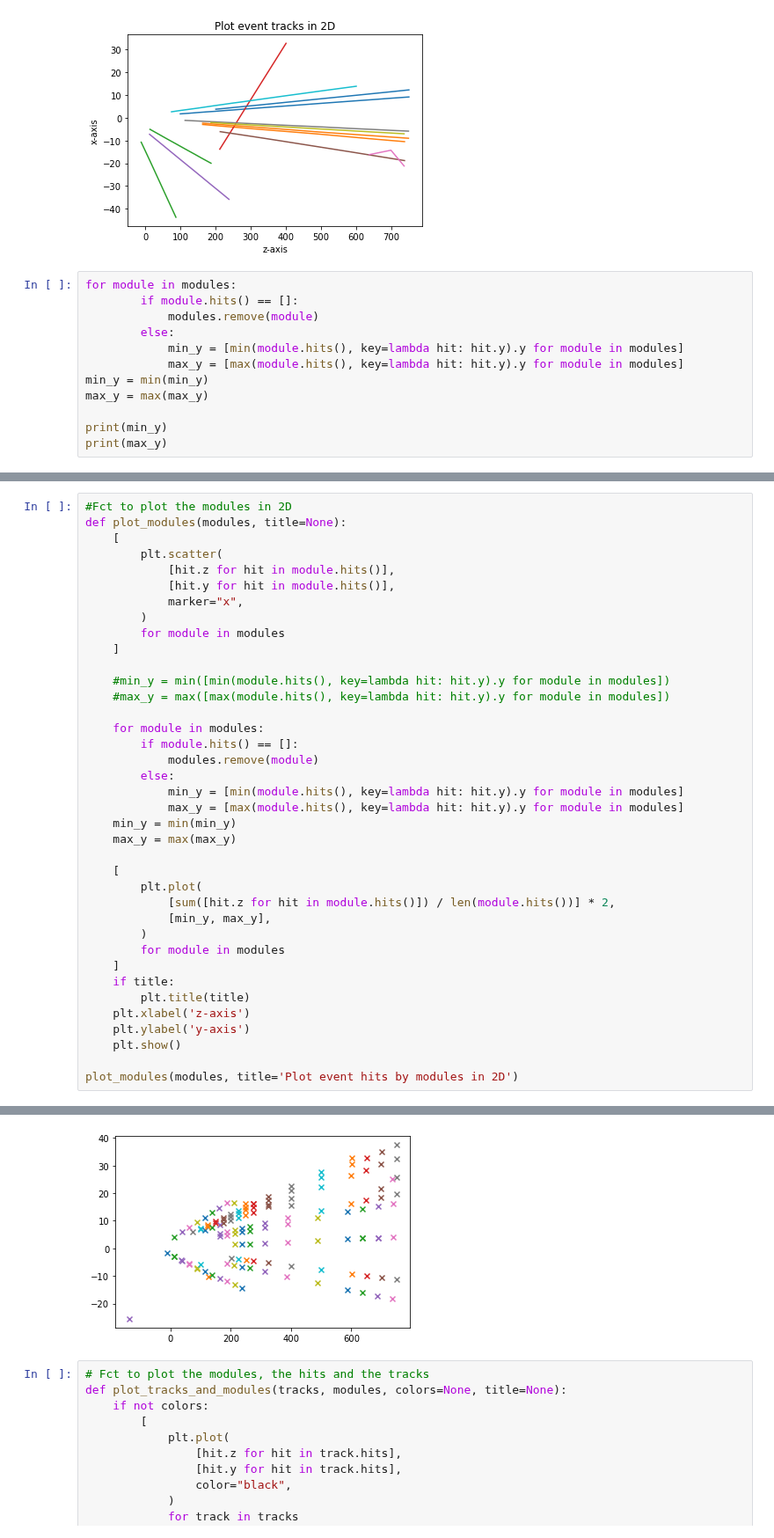
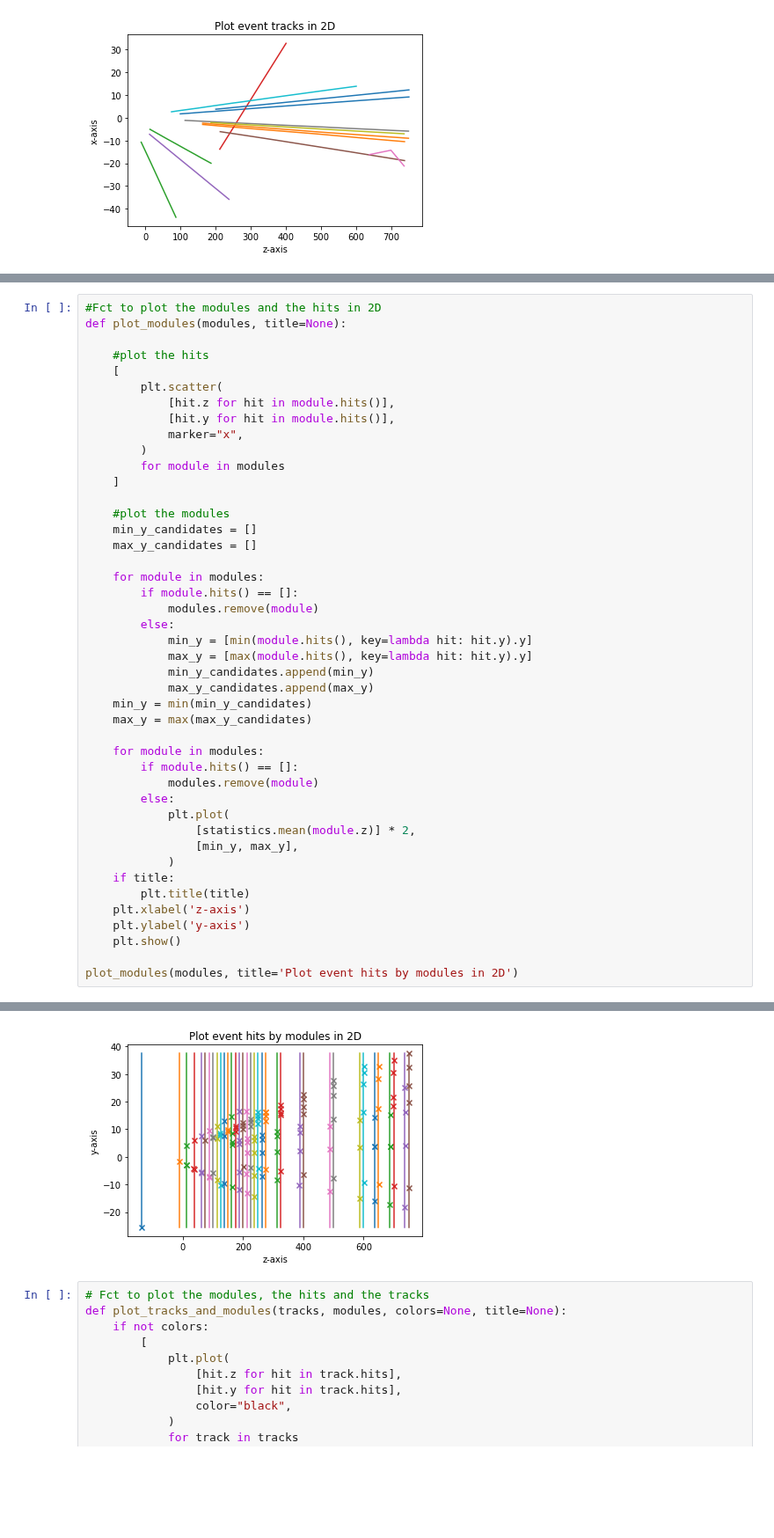
Before and after one commit to alawaree/Code_Thesis_HopfieldNetwork_VELO, a Jupyter notebook: test_MRP_code/Play_HN_decomposed.ipynb, the cells around one changed output, grey strips where cells are left out. Shown at 88% size. Cells and saved outputs as stored; diff of their text form; blank space fills up the shorter version.

Commit message:
Debugging of the plots

```diff
--- a/test_MRP_code/Play_HN_decomposed.ipynb
+++ b/test_MRP_code/Play_HN_decomposed.ipynb
@@ -197,15 +198,3 @@ def plot_tracks(tracks, title=None):
 plot_tracks(tracks, title='Plot event tracks in 2D')
 # %% [output]
 [figure]
-# %%
-for module in modules:
-        if module.hits() == []:
-            modules.remove(module)
-        else:
-            min_y = [min(module.hits(), key=lambda hit: hit.y).y for module in modules]
-            max_y = [max(module.hits(), key=lambda hit: hit.y).y for module in modules]
-min_y = min(min_y)
-max_y = max(max_y)
-
-print(min_y)
-print(max_y)
@@ -215,6 +201,8 @@ print(max_y)
 # %%
-#Fct to plot the modules in 2D
+#Fct to plot the modules and the hits in 2D
 def plot_modules(modules, title=None):
+
+    #plot the hits
     [
         plt.scatter(
             [hit.z for hit in module.hits()],
@@ -224,25 +212,29 @@ def plot_modules(modules, title=None):
         for module in modules
     ]
 
-    #min_y = min([min(module.hits(), key=lambda hit: hit.y).y for module in modules])
-    #max_y = max([max(module.hits(), key=lambda hit: hit.y).y for module in modules])
+    #plot the modules
+    min_y_candidates = []
+    max_y_candidates = []
 
     for module in modules:
         if module.hits() == []:
             modules.remove(module)
         else:
-            min_y = [min(module.hits(), key=lambda hit: hit.y).y for module in modules]
-            max_y = [max(module.hits(), key=lambda hit: hit.y).y for module in modules]
-    min_y = min(min_y)
-    max_y = max(max_y)
+            min_y = [min(module.hits(), key=lambda hit: hit.y).y]
+            max_y = [max(module.hits(), key=lambda hit: hit.y).y]
+            min_y_candidates.append(min_y)
+            max_y_candidates.append(max_y)
+    min_y = min(min_y_candidates)
+    max_y = max(max_y_candidates)
 
-    [
-        plt.plot(
-            [sum([hit.z for hit in module.hits()]) / len(module.hits())] * 2,
-            [min_y, max_y],
-        )
-        for module in modules
-    ]
+    for module in modules:
+        if module.hits() == []:
+            modules.remove(module)
+        else:
+            plt.plot(
+                [statistics.mean(module.z)] * 2,
+                [min_y, max_y],
+            )
     if title:
         plt.title(title)
     plt.xlabel('z-axis')
@@ -255,4 +246,4 @@ ValueError: min() arg is an empty sequence
-[figure, old version]
+[figure, new version]
 # %%
 # Fct to plot the modules, the hits and the tracks
 def plot_tracks_and_modules(tracks, modules, colors=None, title=None):
```
Also changed, not shown: parts of 5 cells of this notebook, 1 other file.
